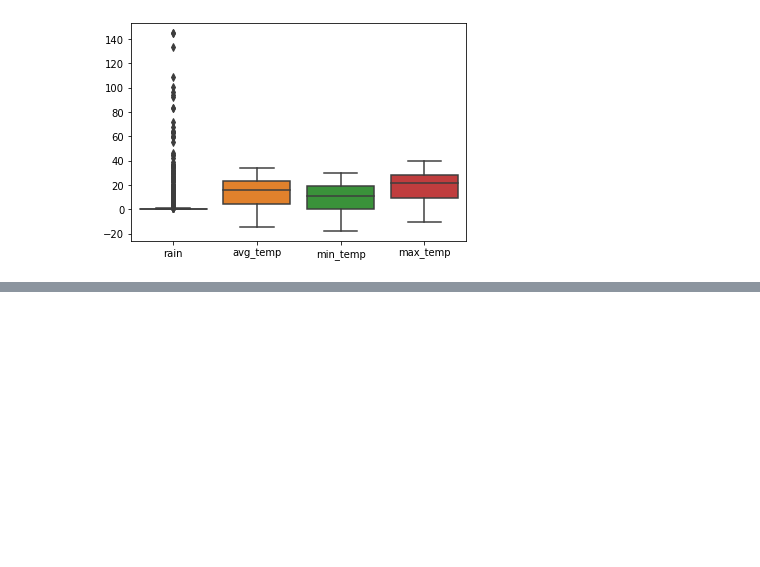
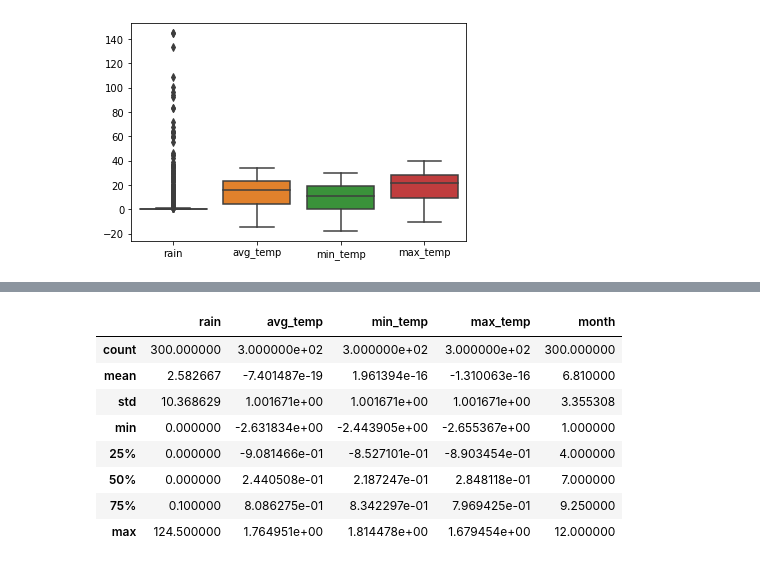
Before and after one commit to Hyeryeong-Cho/TIL, a Jupyter notebook: ML/빅분기실기_서울시모기발생상황지표_210617.ipynb, the cells around one changed output, grey strips where cells are left out. Drawn from its saved outputs; the diff is of its cells as text; code cells hidden in the pictures; blank space fills up the shorter version.

```diff
--- a/ML/빅분기실기_서울시모기발생상황지표_210617.ipynb
+++ b/ML/빅분기실기_서울시모기발생상황지표_210617.ipynb
@@ -118,0 +97,27 @@ X_test = scaler.transform(scaled_test)
+# %%
+# 전처리
+from sklearn.preprocessing import RobustScaler, StandardScaler
+import numpy as np
+
+sc = StandardScaler()
+
+def pre_sc(df):
+    sc = StandardScaler()
+    sc.fit(df.iloc[:,1:4] )
+    df.iloc[:,1:4] = sc.transform(df.iloc[:,1:4])
+    return df
+# %%
+train_x = pre_sc(train_x)
+test_x = pre_sc(test_x)
+# %%
+test_x.describe()
+# %% [output]
+|  | rain | avg_temp | min_temp | max_temp | month |
+| count | 300.000000 | 3.000000e+02 | 3.000000e+02 | 3.000000e+02 | 300.000000 |
+| mean | 2.582667 | -7.401487e-19 | 1.961394e-16 | -1.310063e-16 | 6.810000 |
+| std | 10.368629 | 1.001671e+00 | 1.001671e+00 | 1.001671e+00 | 3.355308 |
+| min | 0.000000 | -2.631834e+00 | -2.443905e+00 | -2.655367e+00 | 1.000000 |
+| 25% | 0.000000 | -9.081466e-01 | -8.527101e-01 | -8.903454e-01 | 4.000000 |
+| 50% | 0.000000 | 2.440508e-01 | 2.187247e-01 | 2.848118e-01 | 7.000000 |
+| 75% | 0.100000 | 8.086275e-01 | 8.342297e-01 | 7.969425e-01 | 9.250000 |
+| max | 124.500000 | 1.764951e+00 | 1.814478e+00 | 1.679454e+00 | 12.000000 |
```
Also changed, not shown: parts of 21 cells of this notebook, 1 other file.
